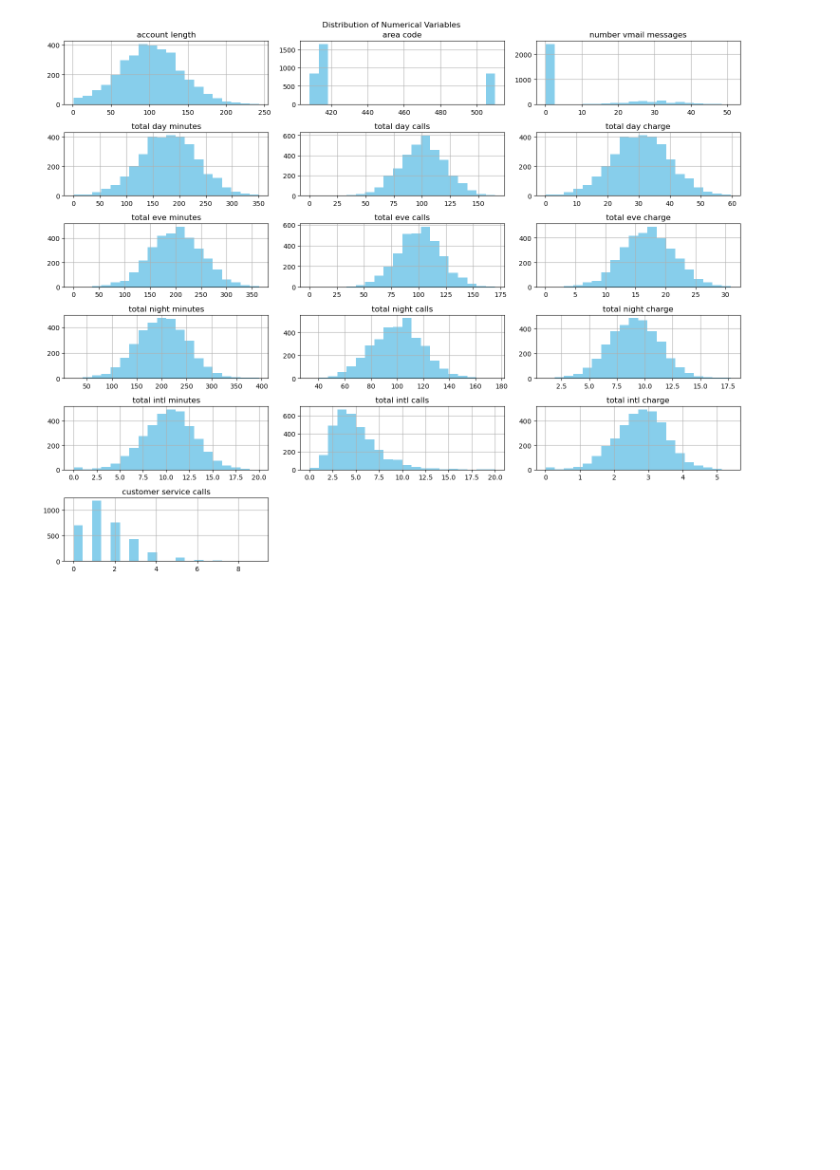
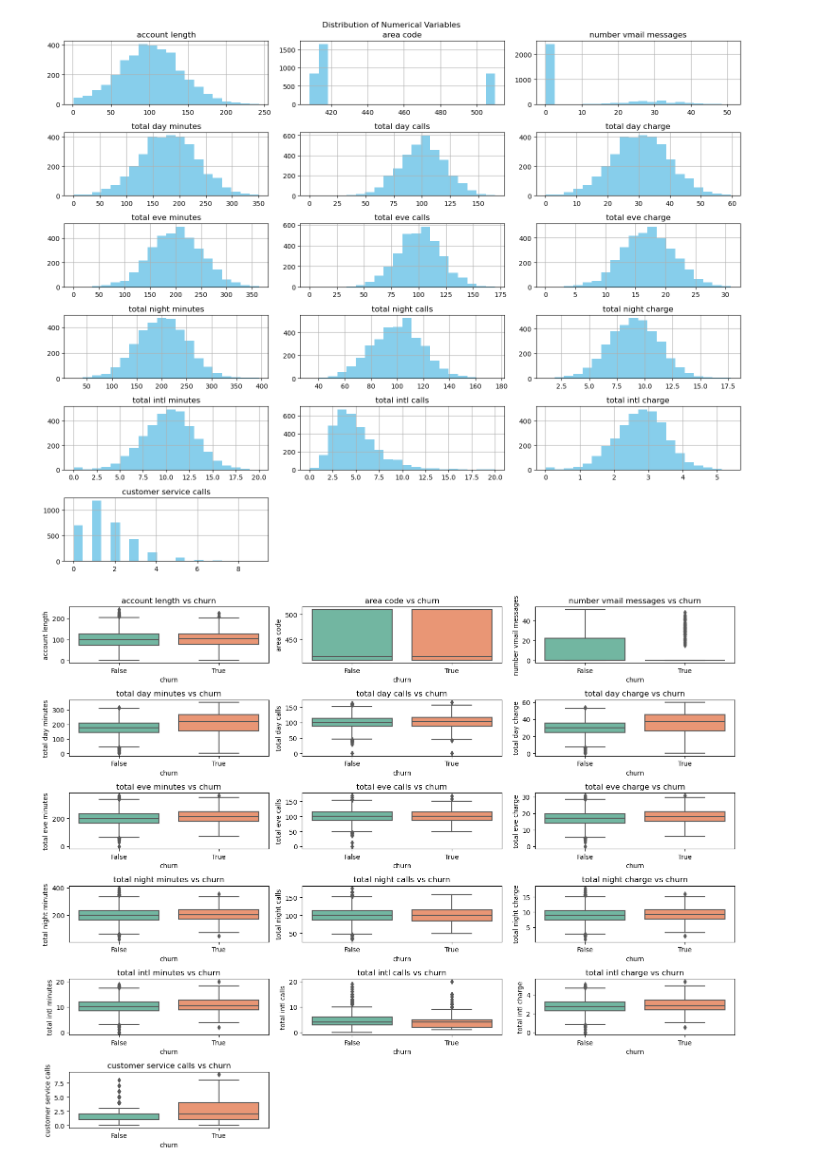
Before and after one commit to CKGaithuma/SyriaTel-Customer-Churn-ML-PROJECT, a Jupyter notebook: SyriaTel_Customer_Churn_EDA.ipynb, the cells around one changed output. Cells and saved outputs as stored; diff of their text form; code cells hidden in the pictures; blank space fills up the shorter version.

```diff
--- a/SyriaTel_Customer_Churn_EDA.ipynb
+++ b/SyriaTel_Customer_Churn_EDA.ipynb
@@ -122,3 +122,22 @@ plt.tight_layout()
 plt.show()
 # %% [output]
 [figure]
+# %%
+# Explore the relationship between numerical variables and the target variable 'Churn'
+
+# Calculate the number of rows and columns for subplots
+num_cols = len(numerical_cols)
+num_rows = (num_cols - 1) // 3 + 1
+
+# Create subplots
+plt.figure(figsize=(15, 12))
+for i, col in enumerate(numerical_cols, 1):
+    plt.subplot(num_rows, 3, i)
+    sns.boxplot(x='churn', y=col, data=data, palette='Set2')
+    plt.title(f'{col} vs churn')
+
+# Adjust layout
+plt.tight_layout()
+plt.show()
+# %% [output]
+[figure, added]
```
Also changed, not shown: parts of 1 cell of this notebook.
